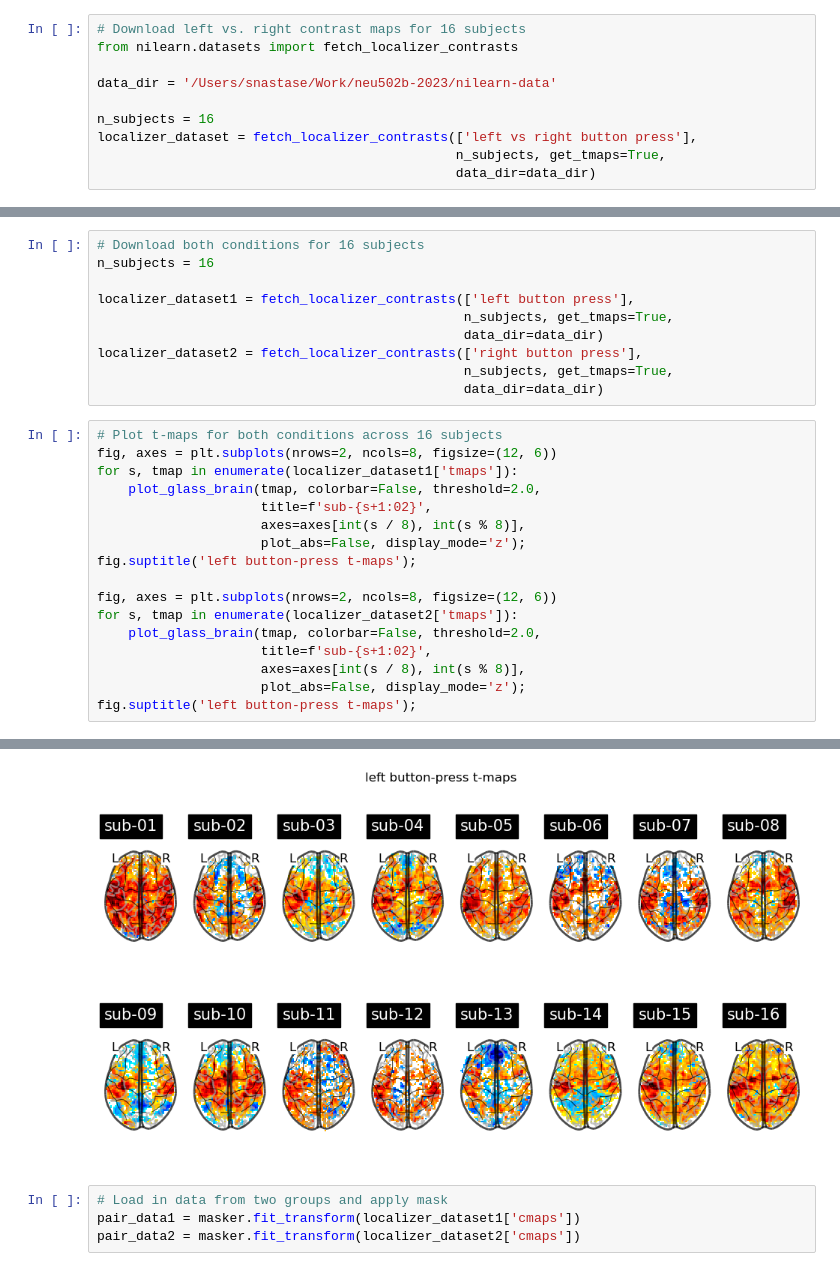
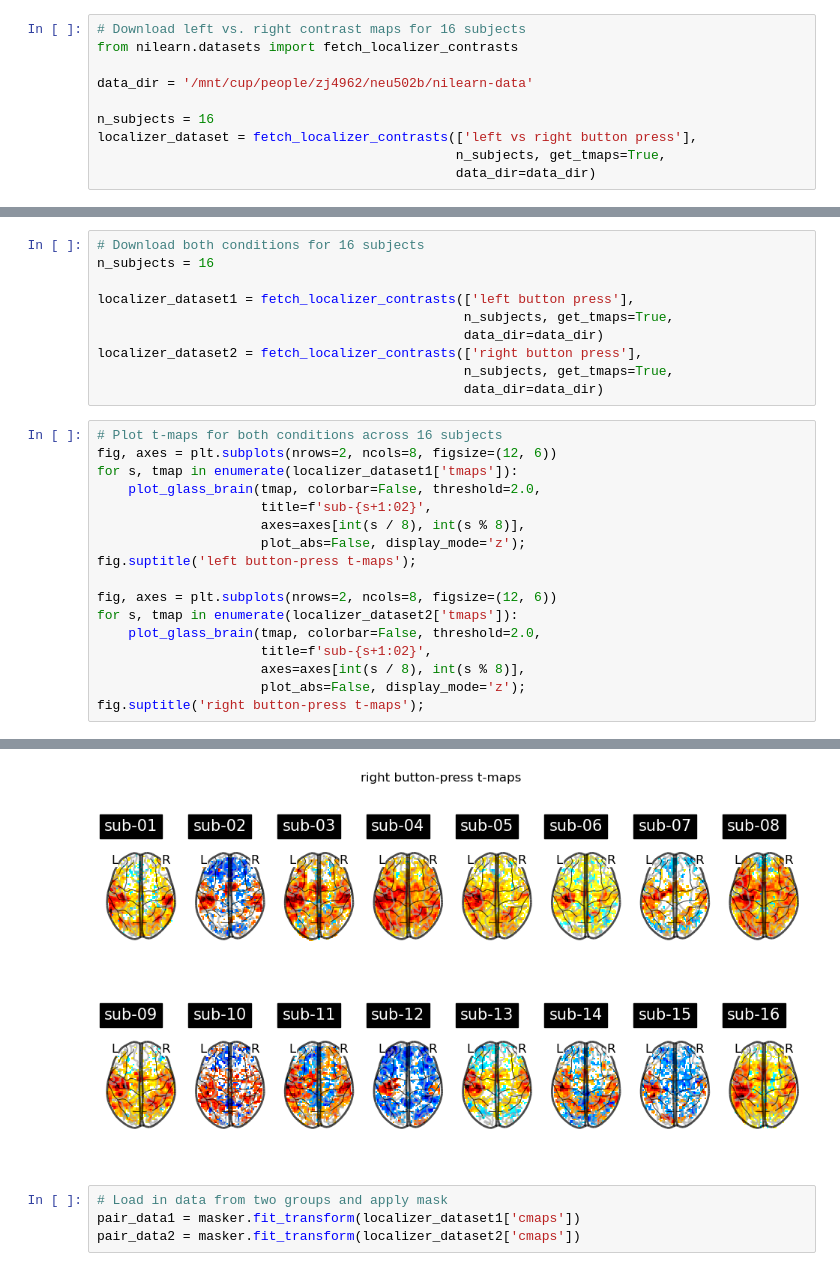
Before and after one commit to snastase/neu502b-2024, a Jupyter notebook: fmri-04/fmri-04-group.ipynb, the cells around one changed output, grey strips where cells are left out. Cells and saved outputs as stored; diff of their text form.

```diff
--- a/fmri-04/fmri-04-group.ipynb
+++ b/fmri-04/fmri-04-group.ipynb
@@ -12,7 +12,7 @@ To demo the various group-level tests, we'll use example data from the Brainomic
 # Download left vs. right contrast maps for 16 subjects
 from nilearn.datasets import fetch_localizer_contrasts
 
-data_dir = '/Users/snastase/Work/neu502b-2023/nilearn-data'
+data_dir = '/mnt/cup/people/zj4962/neu502b/nilearn-data'
 
 n_subjects = 16
 localizer_dataset = fetch_localizer_contrasts(['left vs right button press'],
@@ -138,5 +177,5 @@ for s, tmap in enumerate(localizer_dataset2['tmaps']):
                      title=f'sub-{s+1:02}',
                      axes=axes[int(s / 8), int(s % 8)],
                      plot_abs=False, display_mode='z');
-fig.suptitle('left button-press t-maps');
+fig.suptitle('right button-press t-maps');
 # %% [output]
@@ -144,4 +183,4 @@ fig.suptitle('left button-press t-maps');
-[figure, old version]
+[figure, new version]
 # %%
 # Load in data from two groups and apply mask
 pair_data1 = masker.fit_transform(localizer_dataset1['cmaps'])
```
Also changed, not shown: parts of 10 cells of this notebook, 39 other files.
